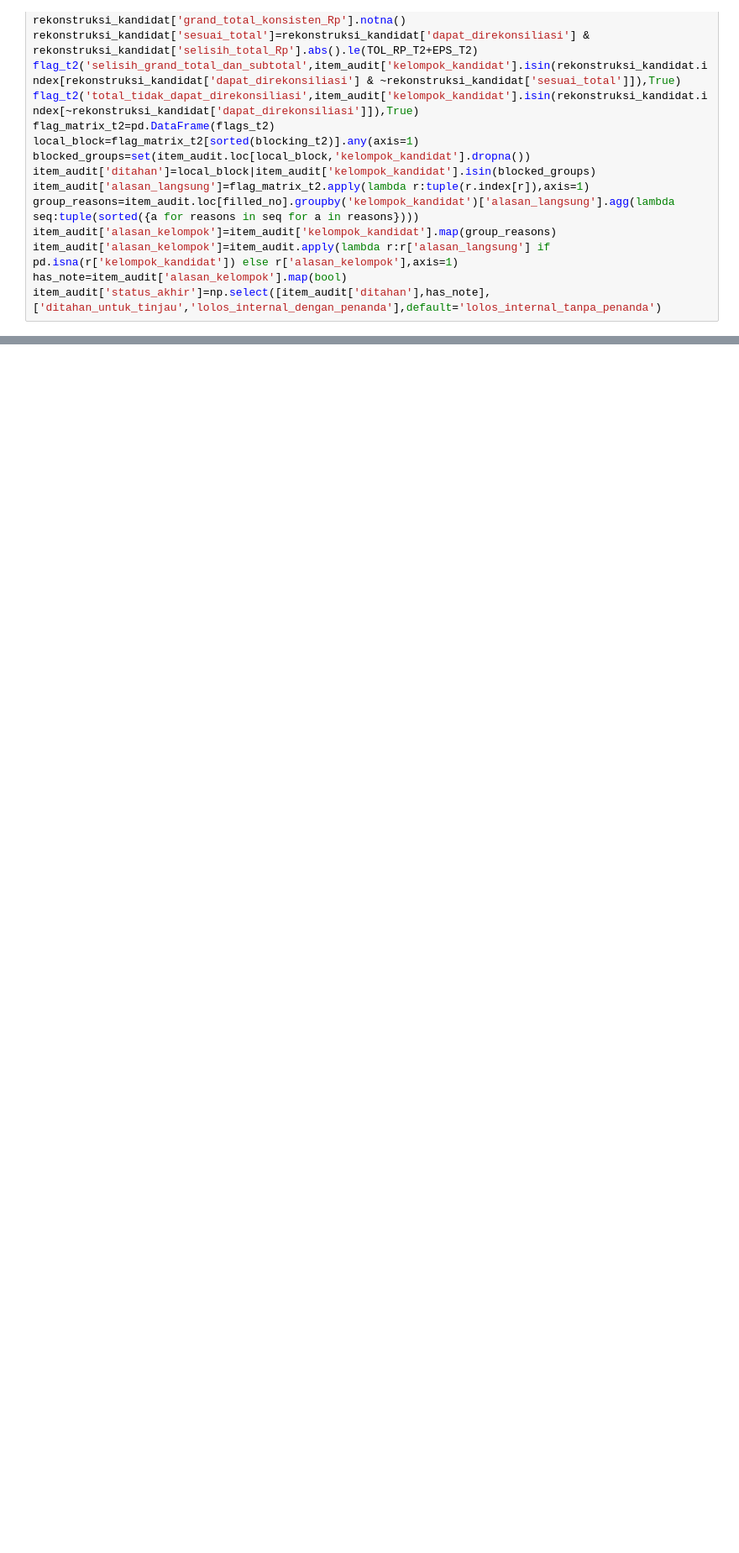
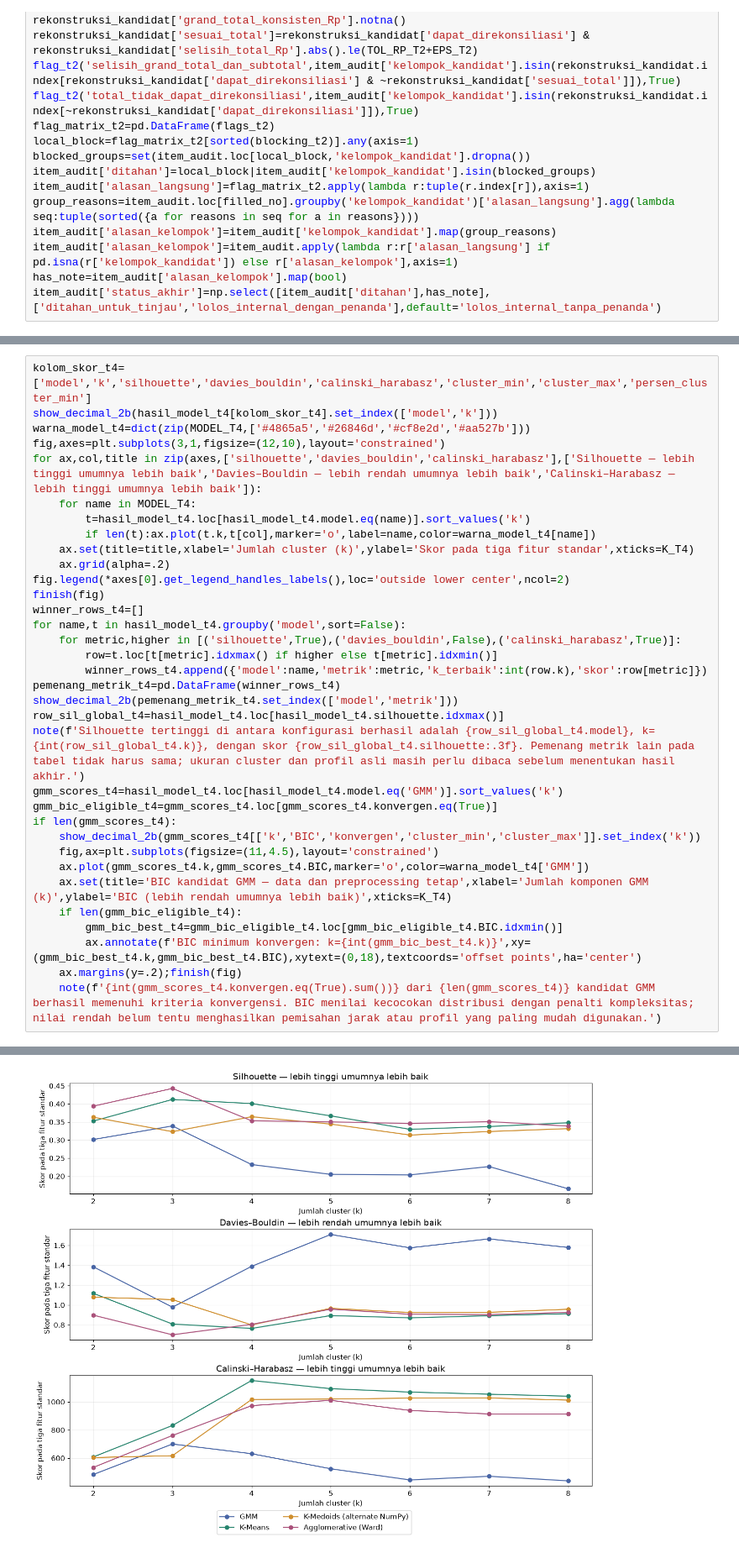
Before and after one commit to yafirafsanjani/zahir-customer-segmentation, a Jupyter notebook: segmentasi_pelanggan_zahir.ipynb, the cells around one changed output, grey strips where cells are left out. Shown at 84% size. Saved outputs shown, nothing was run; the diff lists cells and outputs as text; blank space fills up the shorter version.

```diff
--- a/segmentasi_pelanggan_zahir.ipynb
+++ b/segmentasi_pelanggan_zahir.ipynb
@@ -1197,0 +1735,35 @@ LULUS: angka dasar tereproduksi; lima tabel, seluruh flag, aturan penahanan dan
+# %%
+kolom_skor_t4=['model','k','silhouette','davies_bouldin','calinski_harabasz','cluster_min','cluster_max','persen_cluster_min']
+show_decimal_2b(hasil_model_t4[kolom_skor_t4].set_index(['model','k']))
+warna_model_t4=dict(zip(MODEL_T4,['#4865a5','#26846d','#cf8e2d','#aa527b']))
+fig,axes=plt.subplots(3,1,figsize=(12,10),layout='constrained')
+for ax,col,title in zip(axes,['silhouette','davies_bouldin','calinski_harabasz'],['Silhouette — lebih tinggi umumnya lebih baik','Davies–Bouldin — lebih rendah umumnya lebih baik','Calinski–Harabasz — lebih tinggi umumnya lebih baik']):
+    for name in MODEL_T4:
+        t=hasil_model_t4.loc[hasil_model_t4.model.eq(name)].sort_values('k')
+        if len(t):ax.plot(t.k,t[col],marker='o',label=name,color=warna_model_t4[name])
+    ax.set(title=title,xlabel='Jumlah cluster (k)',ylabel='Skor pada tiga fitur standar',xticks=K_T4)
+    ax.grid(alpha=.2)
+fig.legend(*axes[0].get_legend_handles_labels(),loc='outside lower center',ncol=2)
+finish(fig)
+winner_rows_t4=[]
+for name,t in hasil_model_t4.groupby('model',sort=False):
+    for metric,higher in [('silhouette',True),('davies_bouldin',False),('calinski_harabasz',True)]:
+        row=t.loc[t[metric].idxmax() if higher else t[metric].idxmin()]
+        winner_rows_t4.append({'model':name,'metrik':metric,'k_terbaik':int(row.k),'skor':row[metric]})
+pemenang_metrik_t4=pd.DataFrame(winner_rows_t4)
+show_decimal_2b(pemenang_metrik_t4.set_index(['model','metrik']))
+row_sil_global_t4=hasil_model_t4.loc[hasil_model_t4.silhouette.idxmax()]
+note(f'Silhouette tertinggi di antara konfigurasi berhasil adalah {row_sil_global_t4.model}, k={int(row_sil_global_t4.k)}, dengan skor {row_sil_global_t4.silhouette:.3f}. Pemenang metrik lain pada tabel tidak harus sama; ukuran cluster dan profil asli masih perlu dibaca sebelum menentukan hasil akhir.')
+gmm_scores_t4=hasil_model_t4.loc[hasil_model_t4.model.eq('GMM')].sort_values('k')
+gmm_bic_eligible_t4=gmm_scores_t4.loc[gmm_scores_t4.konvergen.eq(True)]
+if len(gmm_scores_t4):
+    show_decimal_2b(gmm_scores_t4[['k','BIC','konvergen','cluster_min','cluster_max']].set_index('k'))
+    fig,ax=plt.subplots(figsize=(11,4.5),layout='constrained')
+    ax.plot(gmm_scores_t4.k,gmm_scores_t4.BIC,marker='o',color=warna_model_t4['GMM'])
+    ax.set(title='BIC kandidat GMM — data dan preprocessing tetap',xlabel='Jumlah komponen GMM (k)',ylabel='BIC (lebih rendah umumnya lebih baik)',xticks=K_T4)
+    if len(gmm_bic_eligible_t4):
+        gmm_bic_best_t4=gmm_bic_eligible_t4.loc[gmm_bic_eligible_t4.BIC.idxmin()]
+        ax.annotate(f'BIC minimum konvergen: k={int(gmm_bic_best_t4.k)}',xy=(gmm_bic_best_t4.k,gmm_bic_best_t4.BIC),xytext=(0,18),textcoords='offset points',ha='center')
+    ax.margins(y=.2);finish(fig)
+    note(f'{int(gmm_scores_t4.konvergen.eq(True).sum())} dari {len(gmm_scores_t4)} kandidat GMM berhasil memenuhi kriteria konvergensi. BIC menilai kecocokan distribusi dengan penalti kompleksitas; nilai rendah belum tentu menghasilkan pemisahan jarak atau profil yang paling mudah digunakan.')
+# %% [output]
@@ -1197,0 +1788 @@ LULUS: angka dasar tereproduksi; lima tabel, seluruh flag, aturan penahanan dan
+[figure, added]
```
Also changed, not shown: parts of 149 cells of this notebook.
